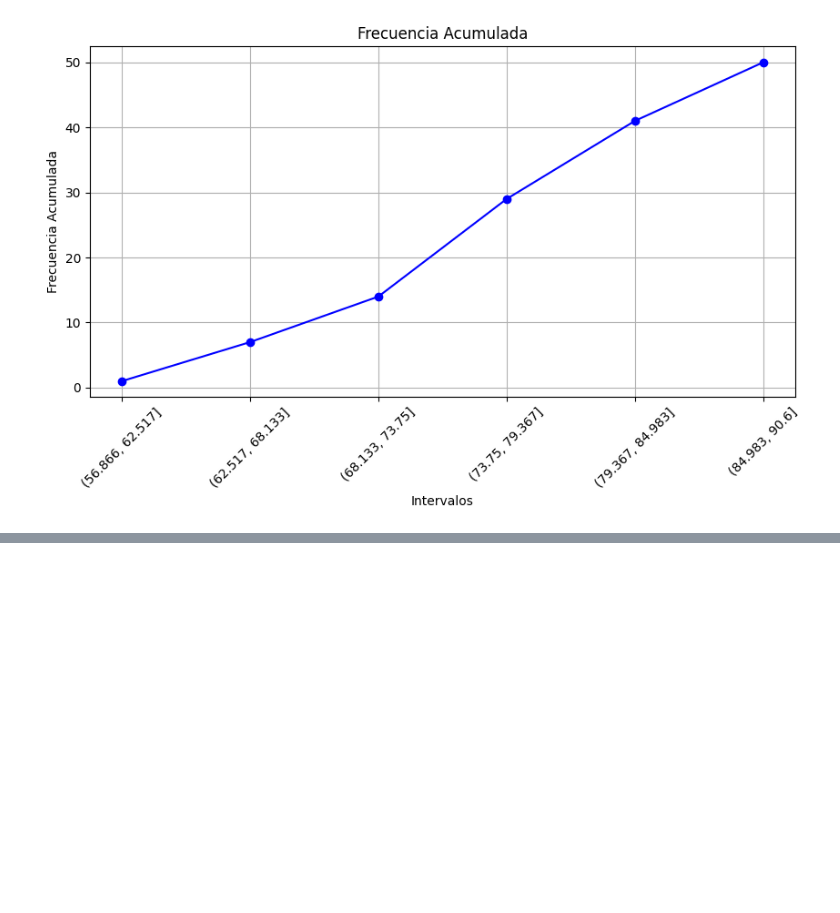
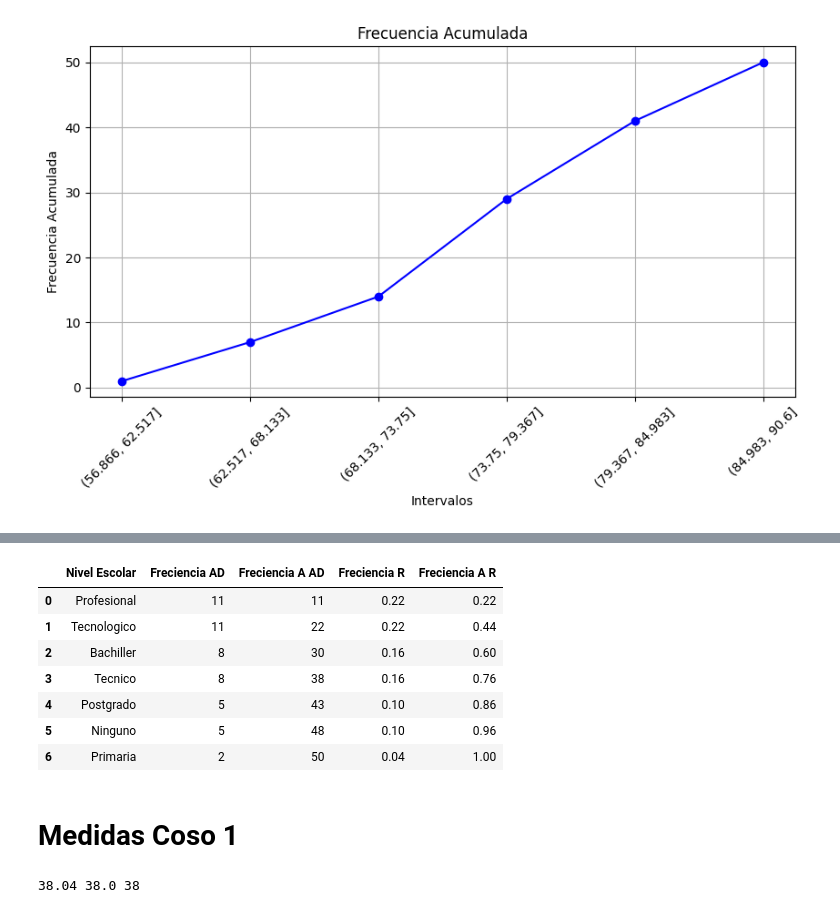
Before and after one commit to DarkKing516/MachineLearning, a Jupyter notebook: clase_random/estadistica.ipynb, the cells around one changed output, grey strips where cells are left out. Cells and saved outputs as stored; diff of their text form; code cells hidden in the pictures; blank space fills up the shorter version.

```diff
--- a/clase_random/estadistica.ipynb
+++ b/clase_random/estadistica.ipynb
@@ -264,0 +314,37 @@ plt.show()
+# %%
+frecienciaC['Freciencia A AD'] = frecienciaC['Freciencia AD'].cumsum()
+
+suma_acumulada = frecienciaC['Freciencia AD'].sum()
+
+frecienciaC['Freciencia R'] = frecienciaC['Freciencia AD']/suma_acumulada
+
+frecienciaC['Freciencia A R'] = frecienciaC['Freciencia R'].cumsum()
+
+frecienciaC
+# %% [output]
+|  | Nivel Escolar | Freciencia AD | Freciencia A AD | Freciencia R | Freciencia A R |
+| 0 | Profesional | 11 | 11 | 0.22 | 0.22 |
+| 1 | Tecnologico | 11 | 22 | 0.22 | 0.44 |
+| 2 | Bachiller | 8 | 30 | 0.16 | 0.60 |
+| 3 | Tecnico | 8 | 38 | 0.16 | 0.76 |
+| 4 | Postgrado | 5 | 43 | 0.10 | 0.86 |
+| 5 | Ninguno | 5 | 48 | 0.10 | 0.96 |
+| 6 | Primaria | 2 | 50 | 0.04 | 1.00 |
+# %% [markdown]
+# **Medidas Coso 1**
+# %%
+#Media o Promedio
+
+media = datasetc['Talla_Zapatos'].mean()
+
+#Mediana
+
+mediana = datasetc['Talla_Zapatos'].median()
+
+#Moda
+values, contador = np.unique(datasetc, return_counts=True)
+moda = values[np.argmax(contador)]
+
+print(media, mediana, moda)
+# %% [output]
+38.04 38.0 38
```
Also changed, not shown: parts of 10 cells of this notebook.
